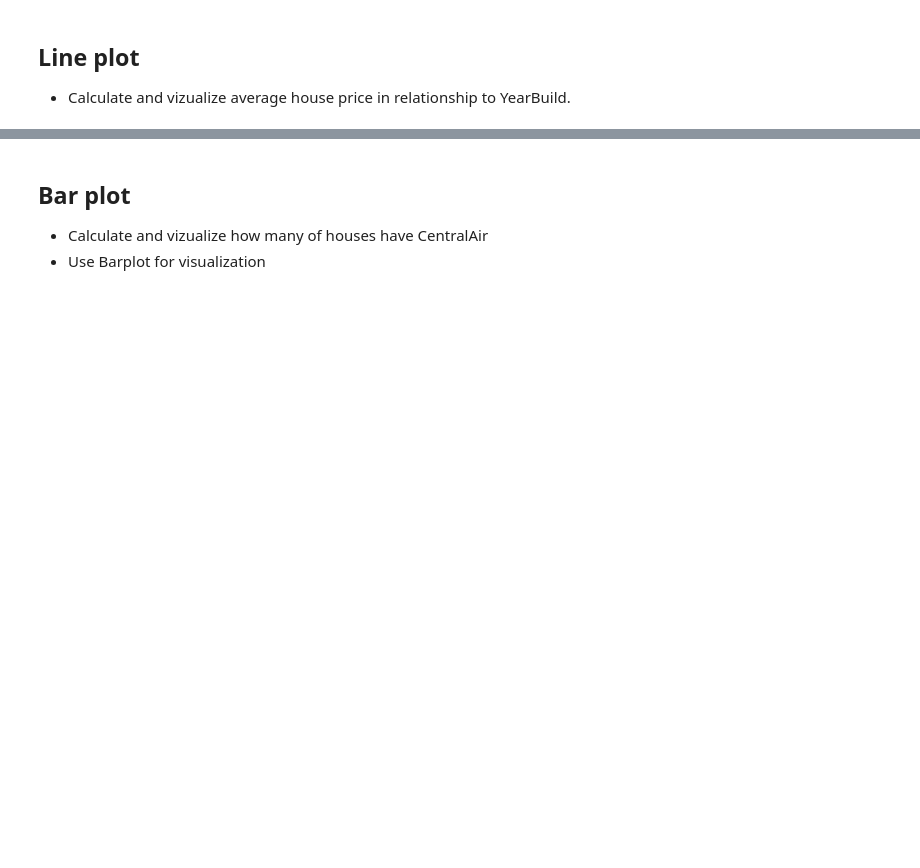
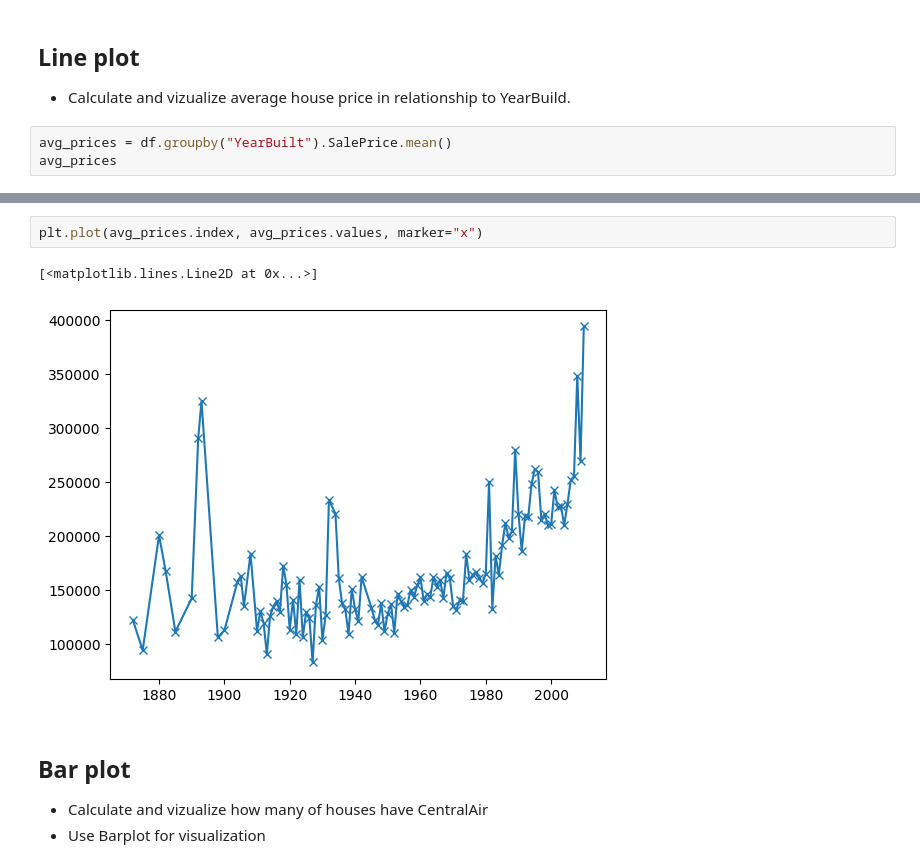
Before and after one commit to deenyse/VSB_ZSU, a Jupyter notebook: fml_01.ipynb, the cells around one changed output, grey strips where cells are left out. Cells and saved outputs as stored; diff of their text form; blank space fills up the shorter version.

```diff
--- a/fml_01.ipynb
+++ b/fml_01.ipynb
@@ -510,3 +518,6 @@ plt.show()
 # %% [markdown]
 ## Line plot
 - Calculate and vizualize average house price in relationship to YearBuild.
+# %%
+avg_prices = df.groupby("YearBuilt").SalePrice.mean()
+avg_prices
@@ -513,3 +540,8 @@ plt.show()
+# %%
+plt.plot(avg_prices.index, avg_prices.values, marker="x")
+# %% [output]
+[<matplotlib.lines.Line2D at 0x...>]
+[figure, added]
 # %% [markdown]
 ## Bar plot
 - Calculate and vizualize how many of houses have CentralAir
```
Also changed, not shown: parts of 5 cells of this notebook.
